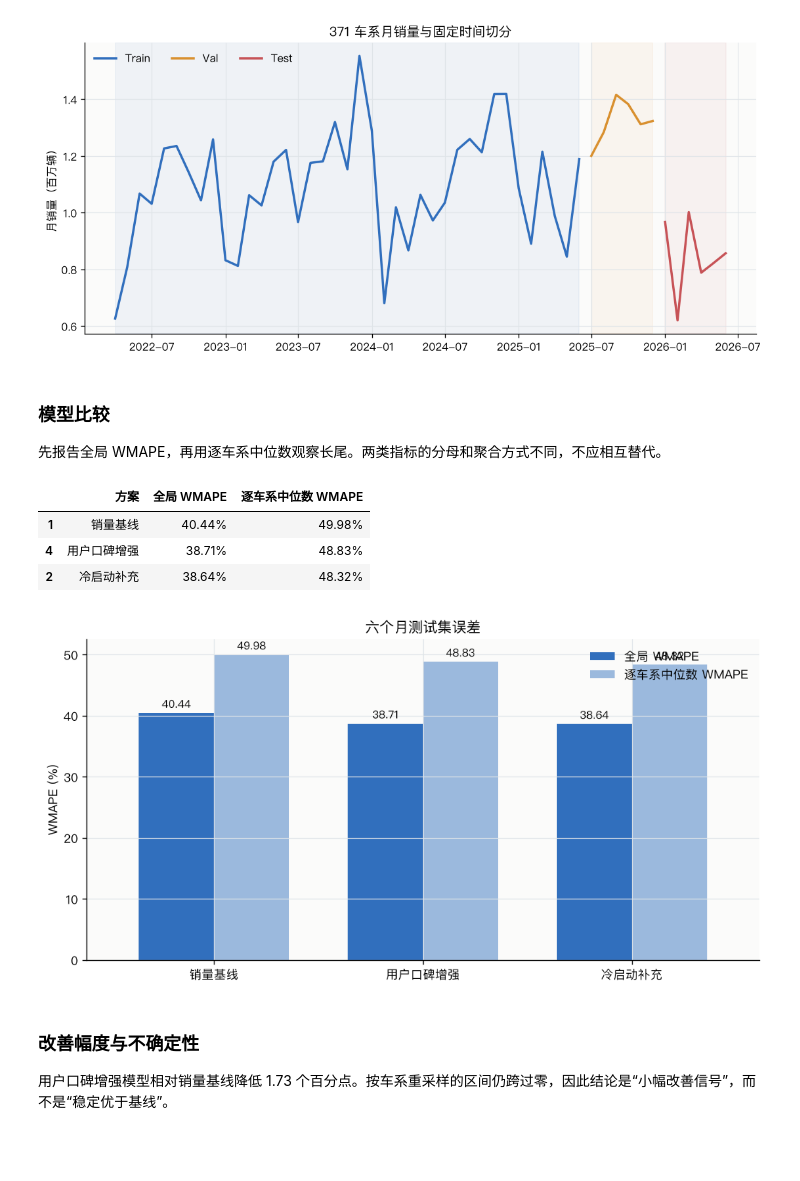
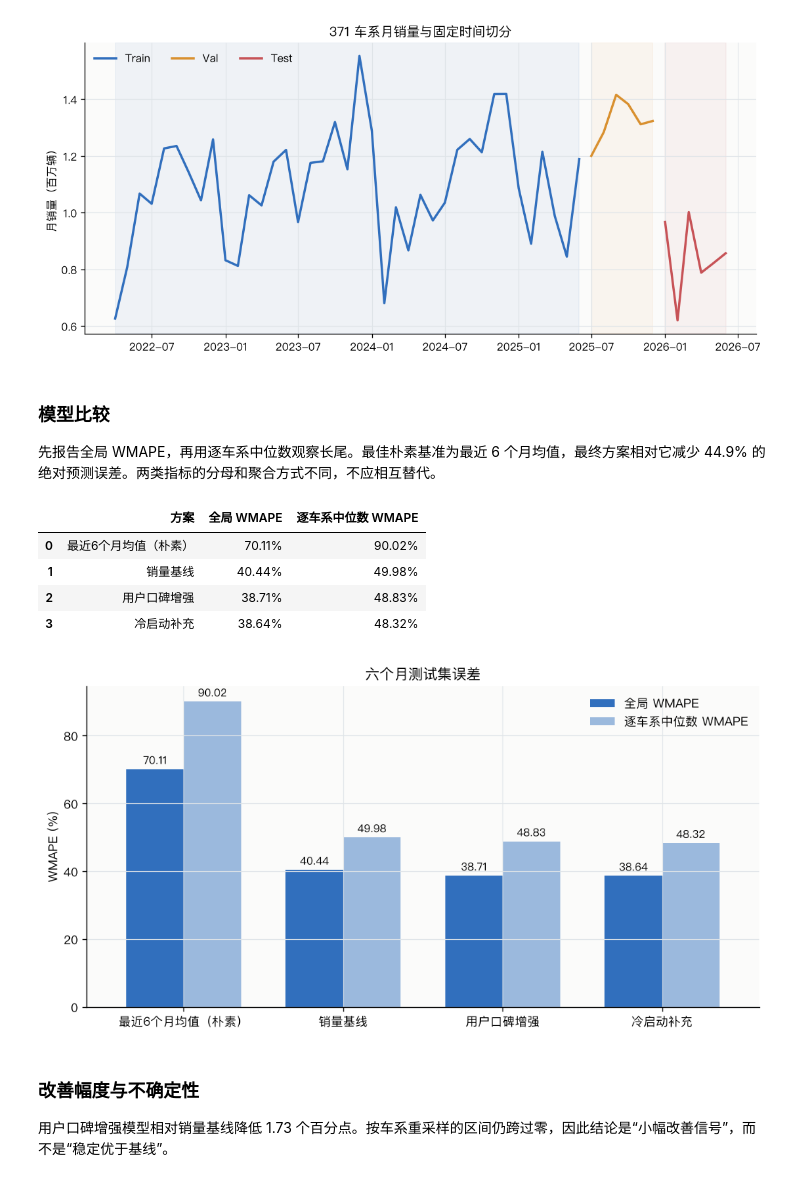
Before and after one commit to Yemyu/china-auto-market-analysis, a Jupyter notebook: notebook/China_Auto_Market_Analysis.ipynb, the cells around one changed output. Saved outputs shown, nothing was run; the diff lists cells and outputs as text; code cells hidden in the pictures; blank space fills up the shorter version.

Commit message:
Improve forecast benchmarking and robustness audit

```diff
--- a/notebook/China_Auto_Market_Analysis.ipynb
+++ b/notebook/China_Auto_Market_Analysis.ipynb
@@ -56,6 +56,7 @@ corpus = read_json(REVIEW_DIR / "target_371_review_corpus_summary.json")
 labels = read_json(REVIEW_DIR / "review_aspect_labels_summary.json")
 temporal = read_json(REVIEW_DIR / "review_feature_temporal_summary.json")
 forecast = pd.read_csv(FORECAST_DIR / "review_feature_ablation_summary.csv", encoding="utf-8-sig")
+benchmark = pd.read_csv(FORECAST_DIR / "forecast_benchmark_comparison.csv", encoding="utf-8-sig")
 robustness = read_json(FORECAST_DIR / "forecast_robustness_summary.json")
 cold = read_json(FORECAST_DIR / "cold_start_launch_curve_summary.json")
 config = pd.read_csv(PRODUCT_DIR / "config_attribution_ablation.csv")
@@ -135,40 +136,48 @@ plt.show()
 # %% [markdown]
 ### 模型比较
 
-先报告全局 WMAPE，再用逐车系中位数观察长尾。两类指标的分母和聚合方式不同，不应相互替代。
+先报告全局 WMAPE，再用逐车系中位数观察长尾。最佳朴素基准为最近 6 个月均值，最终方案相对它减少 44.9% 的绝对预测误差。两类指标的分母和聚合方式不同，不应相互替代。
 # %%
 model_name = "方案" if ZH else "Model"
 global_name = "全局 WMAPE" if ZH else "Global WMAPE"
 median_name = "逐车系中位数 WMAPE" if ZH else "Median per-series WMAPE"
 names = {
     "BASE": "销量基线" if ZH else "Sales baseline",
     "REVIEW_RICH_FIXED": "用户口碑增强" if ZH else "Owner-feedback enhanced",
 }
 main = forecast[forecast.version.isin(names)].copy()
 main[model_name] = main.version.map(names)
 main = main[[model_name, "global_volume_weighted_WMAPE", "median_per_series_WMAPE"]]
 main.columns = [model_name, global_name, median_name]
+naive = benchmark.loc[benchmark.method.eq("ROLLING_MEAN_6")].iloc[0]
+main.loc[-1] = [
+    "最近6个月均值（朴素）" if ZH else "Trailing six-month mean (naive)",
+    naive["global_volume_weighted_WMAPE"],
+    naive["median_per_series_WMAPE"],
+]
+main = main.sort_index().reset_index(drop=True)
 main.loc[len(main)] = [
     "冷启动补充" if ZH else "Cold-start supplement",
     cold["hybrid_full371_global_WMAPE"],
     cold["hybrid_full371_median_per_series_WMAPE"],
 ]
 display(main.style.format({global_name: "{:.2f}%", median_name: "{:.2f}%"}))
 ax = main.set_index(model_name).plot.bar(
     color=[COLORS["blue"], COLORS["light"]], width=0.72, figsize=(10, 4.8))
 ax.set(title=("六个月测试集误差" if ZH else "Six-month test error"),
        xlabel="", ylabel="WMAPE (%)")
 ax.tick_params(axis="x", rotation=0)
 ax.legend(frameon=False)
 for container in ax.containers:
     ax.bar_label(container, fmt="%.2f", padding=3, fontsize=9)
 plt.show()
 # %% [output]
 |  | 方案 | 全局 WMAPE | 逐车系中位数 WMAPE |
+| 0 | 最近6个月均值（朴素） | 70.11% | 90.02% |
 | 1 | 销量基线 | 40.44% | 49.98% |
-| 4 | 用户口碑增强 | 38.71% | 48.83% |
-| 2 | 冷启动补充 | 38.64% | 48.32% |
+| 2 | 用户口碑增强 | 38.71% | 48.83% |
+| 3 | 冷启动补充 | 38.64% | 48.32% |
-[figure, old version]
+[figure, new version]
 # %% [markdown]
 ### 改善幅度与不确定性
 
```
Also changed, not shown: 19 other files.
